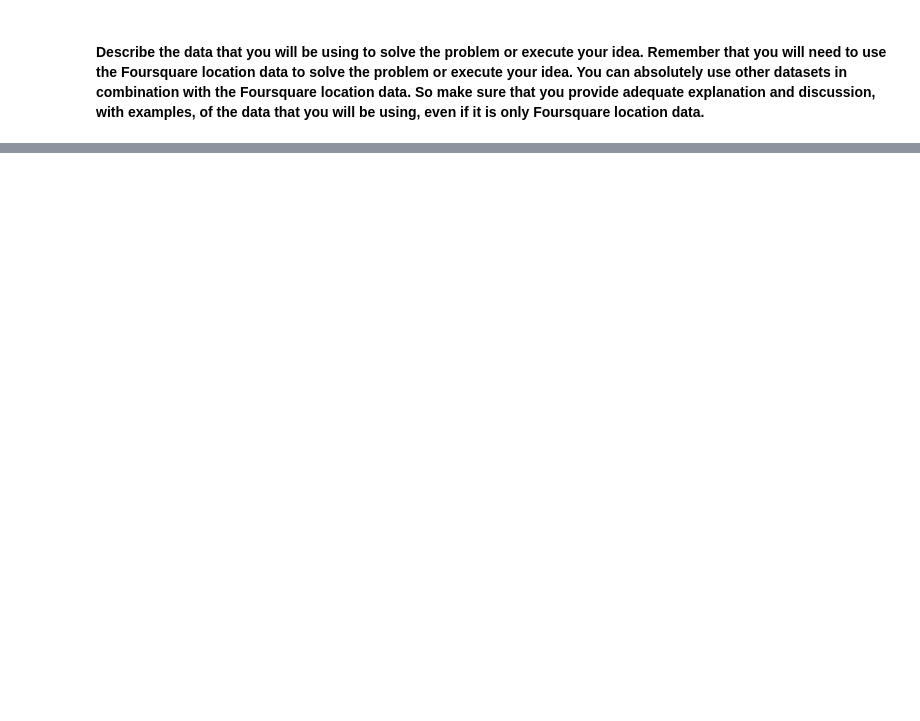
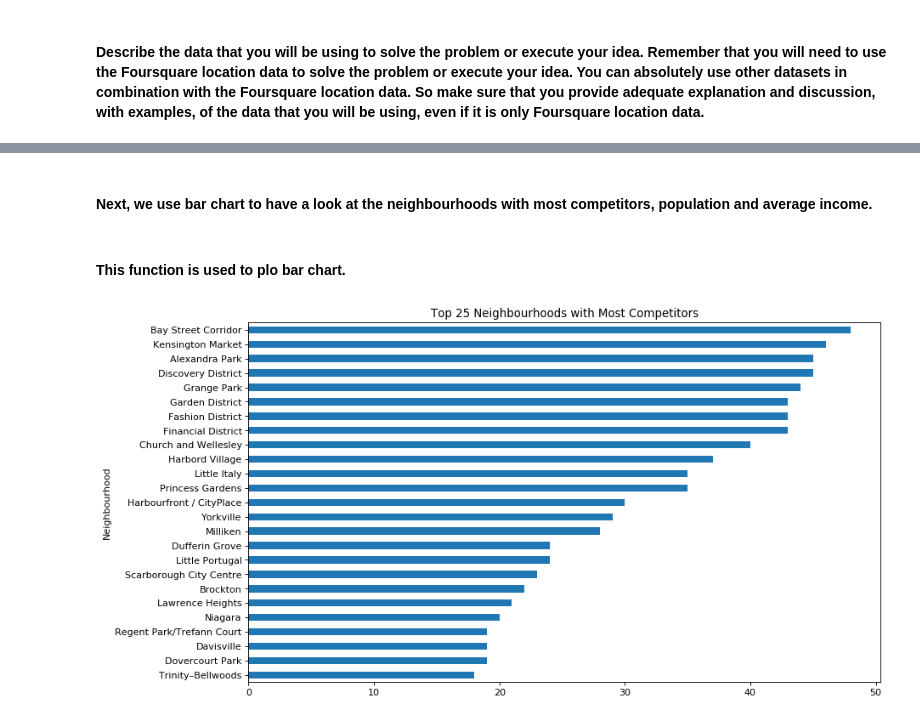
Before and after one commit to yewoowang/TorontoGamestop, a Jupyter notebook: TorontoGamestop.ipynb, the cells around one changed output, grey strips where cells are left out. Drawn from its saved outputs; the diff is of its cells as text; code cells hidden in the pictures; blank space fills up the shorter version.

```diff
--- a/TorontoGamestop.ipynb
+++ b/TorontoGamestop.ipynb
@@ -56,0 +458,2 @@ IndexError: list index out of range
+# %%
+venue_df.set_index('Neighbourhood', inplace = True)
@@ -56,0 +479,4 @@ IndexError: list index out of range
+# %%
+venue_df['Population'] = venue_df['Population'].str.split(',').str.join('').astype(int)
+# %%
+venue_df['Average Income'] = venue_df['Average Income'].str.split(',').str.join('').astype(int)
@@ -56,0 +517,2 @@ IndexError: list index out of range
+# %% [markdown]
+#### Next, we use bar chart to have a look at the neighbourhoods with most competitors, population and average income.
@@ -56,0 +524,19 @@ IndexError: list index out of range
+# %% [markdown]
+#### This function is used to plo bar chart.
+# %%
+# plot bar chart
+def plot_barh(columns, dataframe, number):
+    plot_categories = columns
+    n = number
+
+    for category in plot_categories:
+        plt.figure(num = None, figsize = (12,7), dpi = 80, facecolor = 'w', edgecolor = 'k')
+        plt.title('Top {} Neighbourhoods with Most {}'.format(n, category))
+        top_category_neighbourhoods = dataframe[category].sort_values(ascending = False)[0:n]
+        top_category_neighbourhoods = top_category_neighbourhoods.sort_values(ascending = True)
+        top_category_neighbourhoods.plot.barh(y = category, rot = 0)
+# %%
+# plot bar chart of most competitors
+plot_barh(['Competitors'], venue_df, 25)
+# %% [output]
+[figure, added]
```
Also changed, not shown: parts of 86 cells of this notebook.
